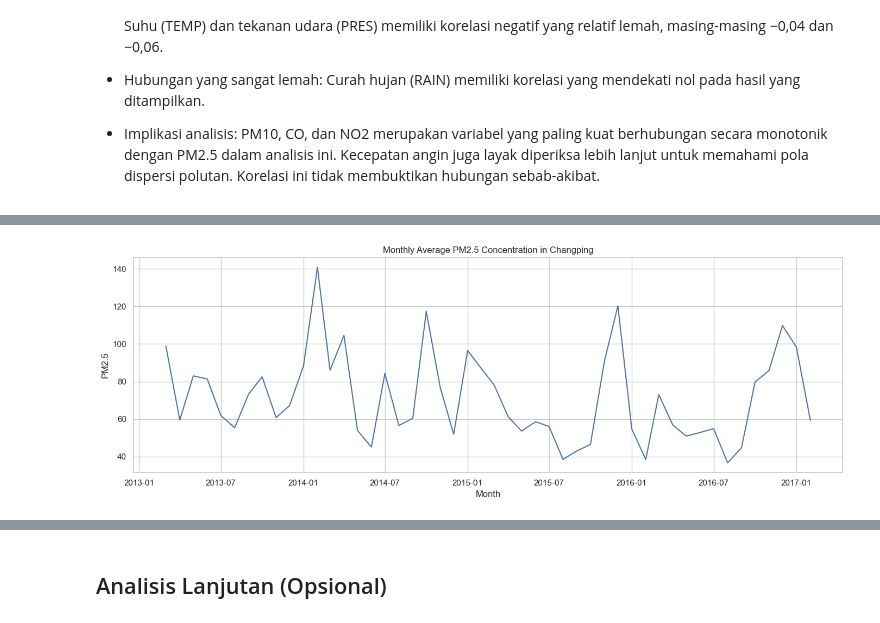
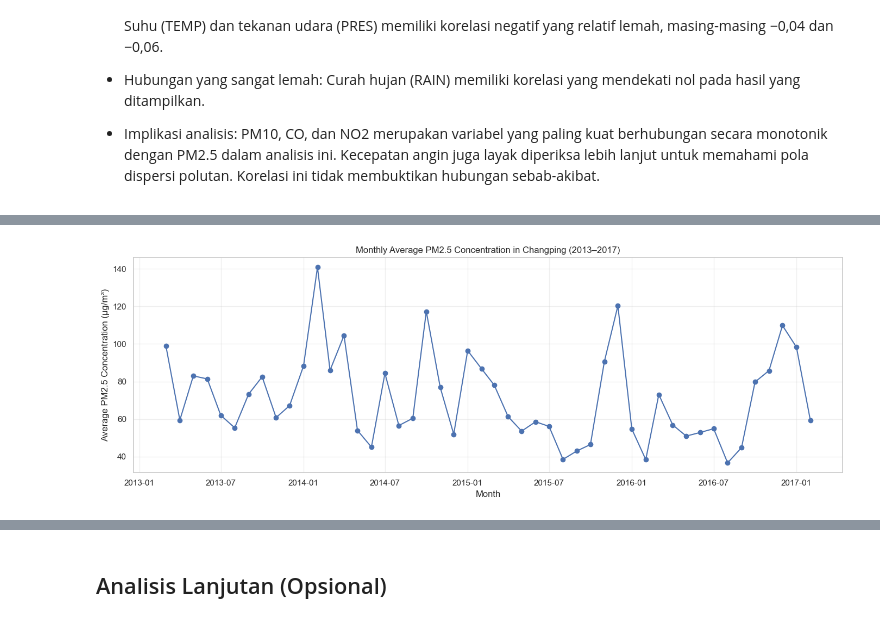
Before and after one commit to MelvanLee99/Proyek_Analisis_Data, a Jupyter notebook: Proyek_Analisis_Data.ipynb, the cells around one changed output, grey strips where cells are left out. Cells and saved outputs as stored; diff of their text form; code cells hidden in the pictures.

```diff
--- a/Proyek_Analisis_Data.ipynb
+++ b/Proyek_Analisis_Data.ipynb
@@ -40,7 +43,7 @@ sns.set_theme(style="whitegrid")
 # %% [markdown]
 #### Load DataFrame
 # %%
-file_path = Path("/Users/melvankerja/Desktop/VSCode/Proyek_Analisis/PRSA_Data_Changping_20130301-20170228.csv")
+file_path = Path("/Users/melvankerja/Desktop/Proyek_Analisis_Data/PRSA_Data_Changping_20130301-20170228.csv")
 df = pd.read_csv(file_path)
 print("Ukuran dataset:", df.shape)
 display(df.head())
@@ -361,16 +464,25 @@ Name: PM2.5, dtype: float64
 # %%
 monthly_pm25 = (
     df_clean.set_index("datetime")["PM2.5"]
     .resample("MS")
     .mean()
 )
 
 plt.figure(figsize=(14, 5))
-plt.plot(monthly_pm25.index, monthly_pm25.values)
-plt.title("Monthly Average PM2.5 Concentration in Changping")
+plt.plot(
+    monthly_pm25.index,
+    monthly_pm25.values,
+    marker="o",
+    linewidth=1.5
+)
+
+plt.title(
+    "Monthly Average PM2.5 Concentration in Changping (2013–2017)"
+)
 plt.xlabel("Month")
-plt.ylabel("PM2.5")
+plt.ylabel("Average PM2.5 Concentration (µg/m³)")
+plt.grid(alpha=0.3)
 plt.tight_layout()
 plt.show()
 # %% [output]
-[figure, old version]
+[figure, new version]
```
Also changed, not shown: parts of 39 cells of this notebook, 2 other files.
